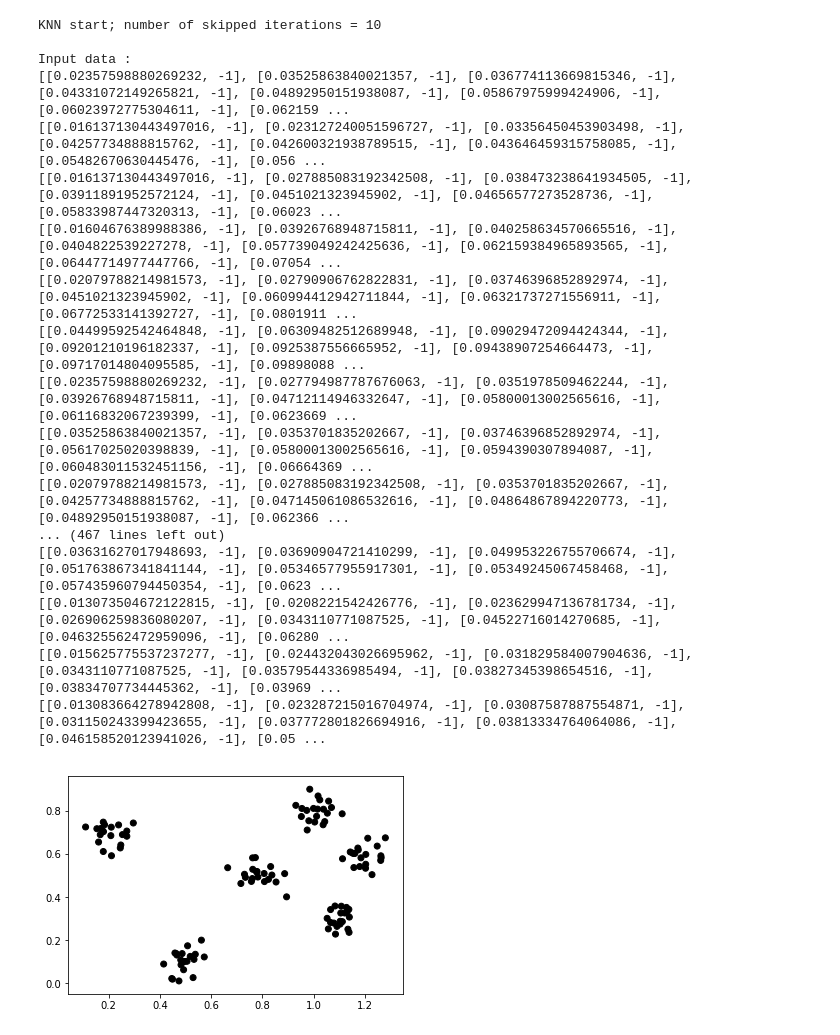
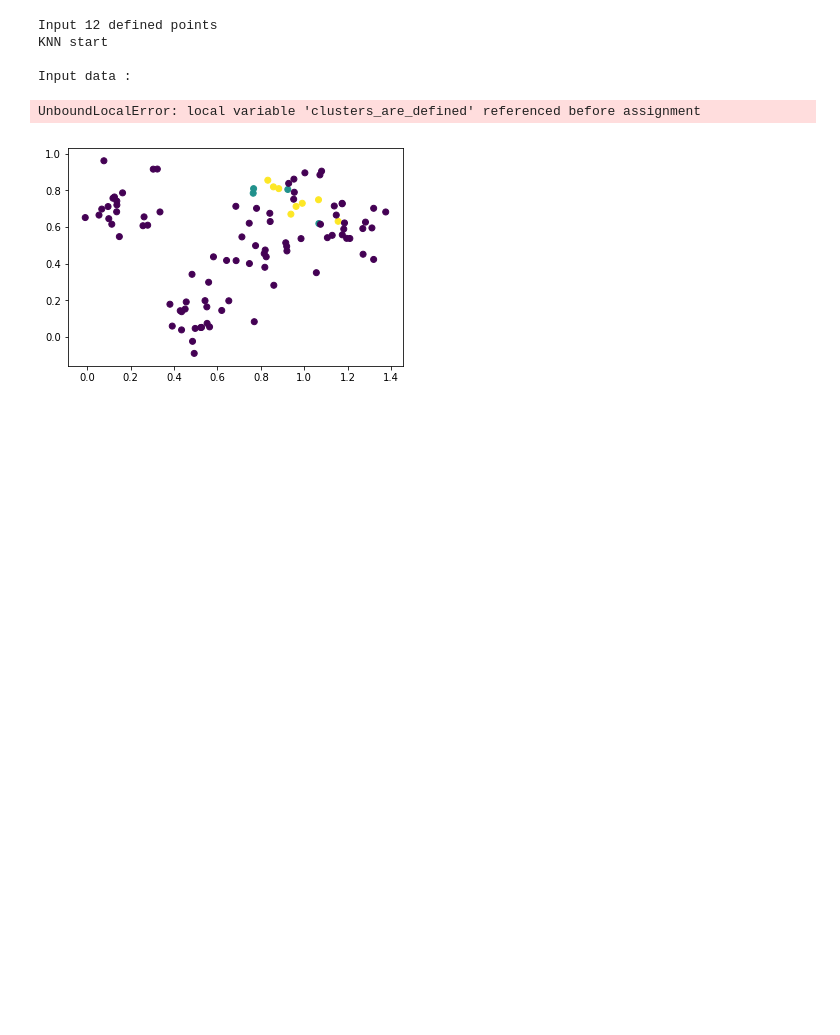
Before and after one commit to Glebochko/Tinkoff-ML-tasks, a Jupyter notebook: KNN 1.ipynb, the cells around one changed output. Saved outputs shown, nothing was run; the diff lists cells and outputs as text; code cells hidden in the pictures; blank space fills up the shorter version.

```diff
--- a/KNN 1.ipynb
+++ b/KNN 1.ipynb
@@ -37,8 +35,10 @@ Generated array of points :
 # %%
-def outputPoints(points, colors):
+def outputPoints(points, message):
+    print('\n{}'.format(message))
     points_x = list(map(lambda x: x[0], points))
     points_y = list(map(lambda x: x[1], points))
-    plt.scatter(x=points_x, y=points_y, c=colors)
+    defined_colors = list(map(lambda x: x[2], points))
+    plt.scatter(x=points_x, y=points_y, c=defined_colors)
 
 
 from math import pow, sqrt
@@ -54,16 +54,10 @@ def getDistance(point1, point2):
     return distance
 
 
-def new_points_KNN(points) :
-    for i in range(len(points)) :
-        points[i] = [points[i][0], points[i][1], -1]
-        #print('{} ; {} ; {}'.format(points[i][0], points[i][1], points[i][2]))
-    return points
-
-
-from random import randint
+from random import randrange
 
 def input_points(points, defined_points_count) :
     print('Input {} defined points'.format(defined_points_count))
     for i in range(defined_points_count) :
-        points[i][2] = randint(1)
+        points[i][2] = randrange(2)
+    return points
@@ -70,51 +91,28 @@ def input_points(points, defined_points_count) :
 # %%
 def KNN(points, knn) :
-    print('KNN start; number of skipped iterations = {}'.format(numberSkippedIterations))
-    print('\nInput data :')
-    num_points = len(points)
-    outputPoints(points, ['k'] * num_points)
-
-    num_clusters = 0
-    clusters_are_defined = False
-    number_defined_points = 0
+    print('KNN start')
+    outputPoints(points, 'Input data :')
     iteration = 0
-
     while not clusters_are_defined :
         iteration += 1
 
         # esli ono zdohlo :
-        if iteration == 5 :
+        if iteration == 10 :
             break
 
+        if number_defined_points == num_points :
+            clusters_are_defined = True
 
-        for i in range(num_points) :
-            thisPoint = points[i]
-            thisDistances = []
-            for j in range(num_points) :
-                if j != i :
-                    thisDistances.append([getDistance(thisPoint, points[j]), points[j][2]])
 
-            thisDistances.sort()
-            print(thisDistances[0:10])
+        points = determine_points_belonging_to_clusters(points)
 # %%
 knn = 3
+points = input_points(points, 12)
 KNN(points, knn)
 # %% [output]
-KNN start; number of skipped iterations = 10
+Input 12 defined points
+KNN start
 
 Input data :
-[[0.02357598880269232, -1], [0.03525863840021357, -1], [0.036774113669815346, -1], [0.04331072149265821, -1], [0.04892950151938087, -1], [0.05867975999424906, -1], [0.06023972775304611, -1], [0.062159 ...
-[[0.016137130443497016, -1], [0.023127240051596727, -1], [0.03356450453903498, -1], [0.04257734888815762, -1], [0.042600321938789515, -1], [0.043646459315758085, -1], [0.05482670630445476, -1], [0.056 ...
-[[0.016137130443497016, -1], [0.027885083192342508, -1], [0.038473238641934505, -1], [0.03911891952572124, -1], [0.0451021323945902, -1], [0.04656577273528736, -1], [0.05833987447320313, -1], [0.06023 ...
-[[0.01604676389988386, -1], [0.03926768948715811, -1], [0.040258634570665516, -1], [0.0404822539227278, -1], [0.057739049242425636, -1], [0.062159384965893565, -1], [0.06447714977447766, -1], [0.07054 ...
-[[0.02079788214981573, -1], [0.02790906762822831, -1], [0.03746396852892974, -1], [0.0451021323945902, -1], [0.060994412942711844, -1], [0.06321737271556911, -1], [0.06772533141392727, -1], [0.0801911 ...
-[[0.04499592542464848, -1], [0.06309482512689948, -1], [0.09029472094424344, -1], [0.09201210196182337, -1], [0.0925387556665952, -1], [0.09438907254664473, -1], [0.09717014804095585, -1], [0.09898088 ...
-[[0.02357598880269232, -1], [0.027794987787676063, -1], [0.0351978509462244, -1], [0.03926768948715811, -1], [0.04712114946332647, -1], [0.05800013002565616, -1], [0.06116832067239399, -1], [0.0623669 ...
-[[0.03525863840021357, -1], [0.0353701835202667, -1], [0.03746396852892974, -1], [0.05617025020398839, -1], [0.05800013002565616, -1], [0.0594390307894087, -1], [0.060483011532451156, -1], [0.06664369 ...
-[[0.02079788214981573, -1], [0.027885083192342508, -1], [0.0353701835202667, -1], [0.04257734888815762, -1], [0.047145061086532616, -1], [0.04864867894220773, -1], [0.04892950151938087, -1], [0.062366 ...
-... (467 lines left out)
-[[0.03631627017948693, -1], [0.03690904721410299, -1], [0.049953226755706674, -1], [0.051763867341841144, -1], [0.05346577955917301, -1], [0.05349245067458468, -1], [0.057435960794450354, -1], [0.0623 ...
-[[0.013073504672122815, -1], [0.0208221542426776, -1], [0.023629947136781734, -1], [0.026906259836080207, -1], [0.0343110771087525, -1], [0.04522716014270685, -1], [0.046325562472959096, -1], [0.06280 ...
-[[0.015625775537237277, -1], [0.024432043026695962, -1], [0.031829584007904636, -1], [0.0343110771087525, -1], [0.03579544336985494, -1], [0.03827345398654516, -1], [0.03834707734445362, -1], [0.03969 ...
-[[0.013083664278942808, -1], [0.023287215016704974, -1], [0.03087587887554871, -1], [0.031150243399423655, -1], [0.037772801826694916, -1], [0.03813334764064086, -1], [0.046158520123941026, -1], [0.05 ...
+UnboundLocalError: local variable 'clusters_are_defined' referenced before assignment
-[figure, old version]
+[figure, new version]
```
Also changed, not shown: parts of 2 cells of this notebook, 1 other file.
